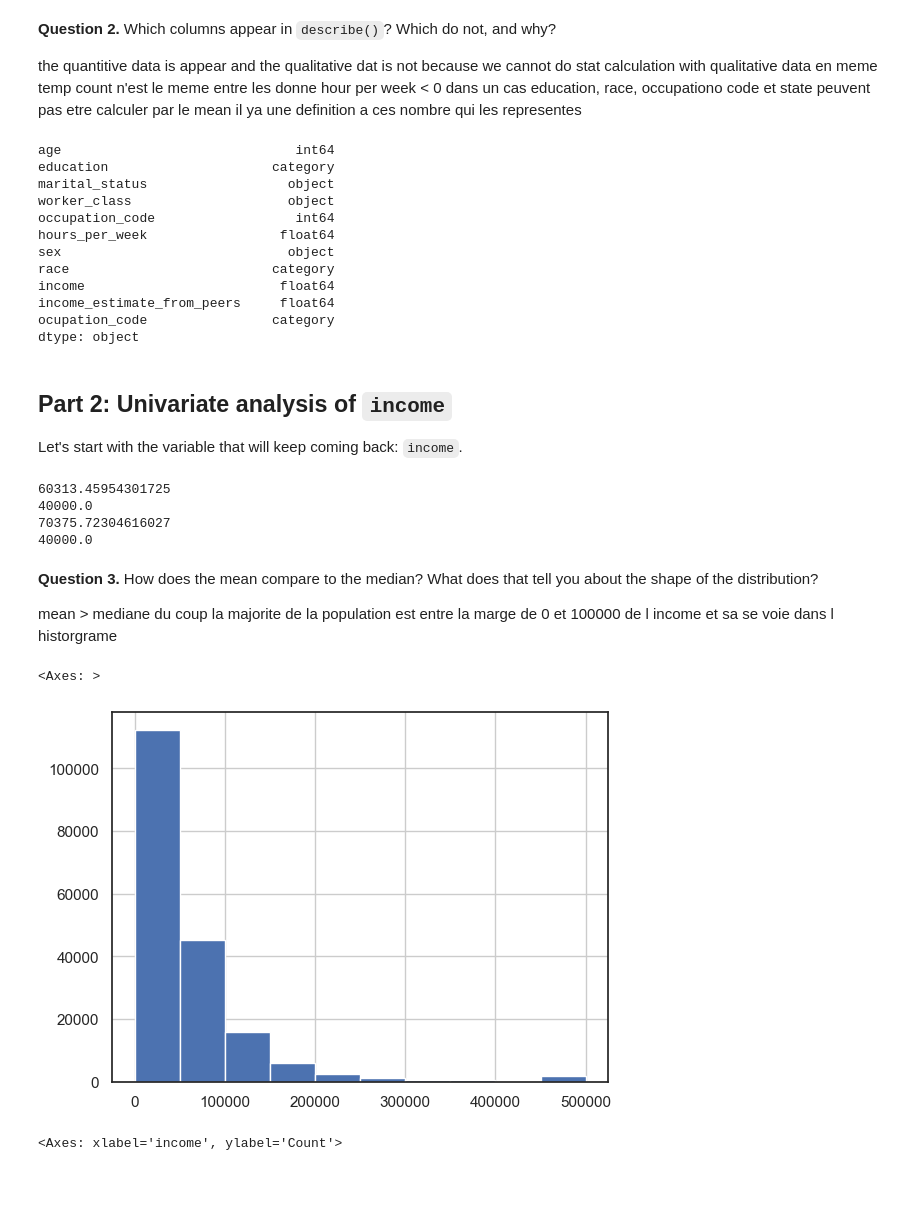
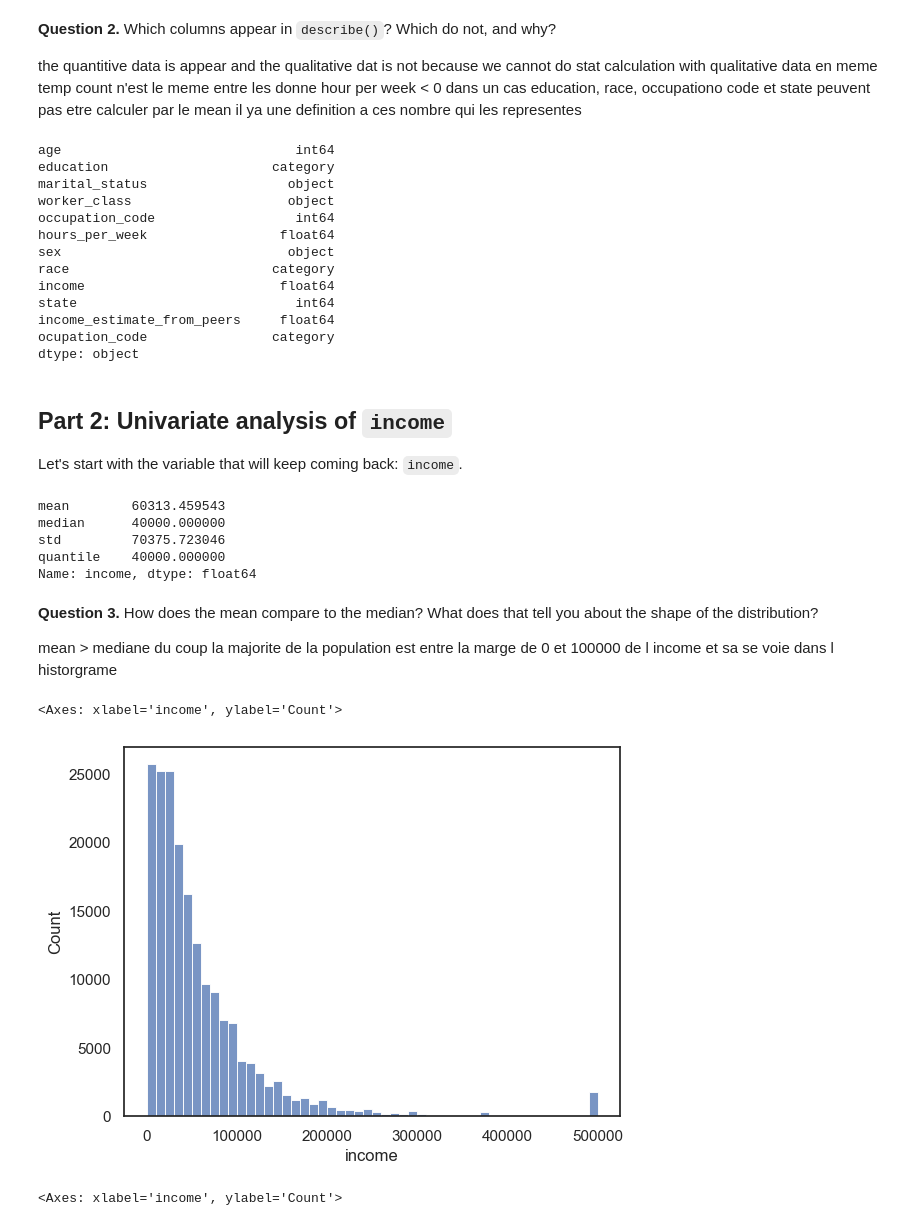
Before and after one commit to husseindakroube/TP1_IADATA701, a Jupyter notebook: tp_seance1.ipynb, the cells around one changed output. Saved outputs shown, nothing was run; the diff lists cells and outputs as text; code cells hidden in the pictures; blank space fills up the shorter version.

```diff
--- a/tp_seance1.ipynb
+++ b/tp_seance1.ipynb
@@ -82,8 +82,8 @@ hour per week < 0 dans un cas
 education, race, occupationo code et state peuvent pas etre calculer par le mean il ya une definition a ces nombre qui les representes
 # %%
 df["race"] = df["race"].astype("category")
-df["education"] = df["race"].astype("category")
-df["ocupation_code"] = df["race"].astype("category")
+df["education"] = pd.Categorical(df["education"],ordered=True)
+df["ocupation_code"] = df["occupation_code"].astype("category")
 
 df.dtypes
 # %% [output]
@@ -96,6 +96,7 @@ hours_per_week                 float64
 sex                             object
 race                          category
 income                         float64
+state                            int64
 income_estimate_from_peers     float64
 ocupation_code                category
 dtype: object
@@ -105,25 +106,24 @@ dtype: object
 Let's start with the variable that will keep coming back: `income`.
 # %%
 # TODO: compute mean, median, standard deviation, and quartiles of income.
-print(df["income"].mean())
-print(df["income"].median())
-print(df["income"].std())
-print(df["income"].quantile())
+
+df["income"].agg(["mean","median","std","quantile"])
 # %% [output]
-60313.45954301725
-40000.0
-70375.72304616027
-40000.0
+mean        60313.459543
+median      40000.000000
+std         70375.723046
+quantile    40000.000000
+Name: income, dtype: float64
 # %% [markdown]
 **Question 3.** How does the mean compare to the median? What does that tell you about the shape of the distribution?
 
 mean > mediane du coup la majorite de la population est entre la marge de 0 et 100000 de l income et sa se voie dans l historgrame
 # %%
 # TODO: plot the histogram of income (like in the lecture).
-df["income"].hist()
+sns.histplot(df["income"],bins=50)
 # %% [output]
-<Axes: >
+<Axes: xlabel='income', ylabel='Count'>
-[figure, old version]
+[figure, new version]
 # %%
 # TODO: plot the histogram of log10(income). Compare with the previous plot.
 # Careful: log is not defined for zero or negative values. Filter if needed.
```
Also changed, not shown: parts of 19 cells of this notebook, 1 other file.
